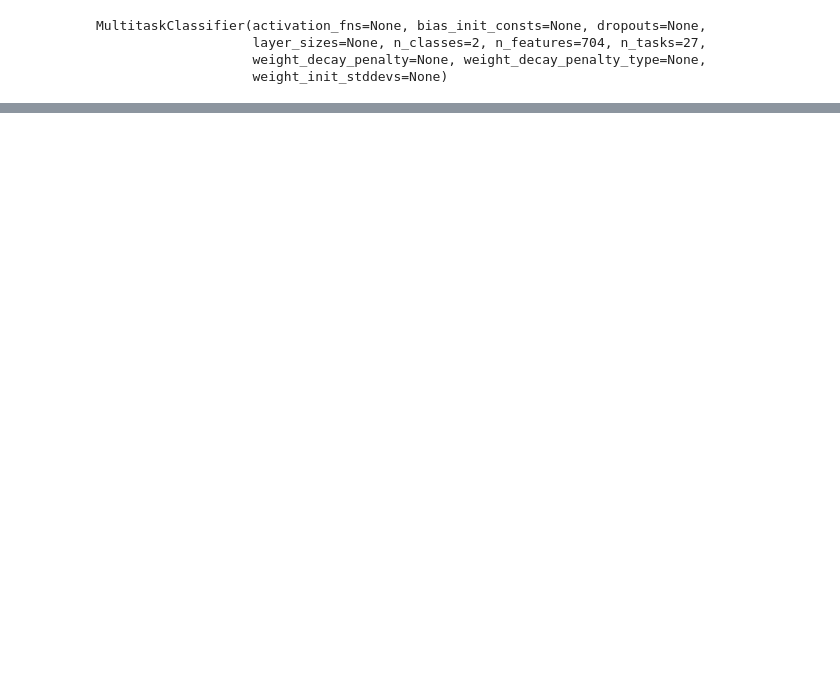
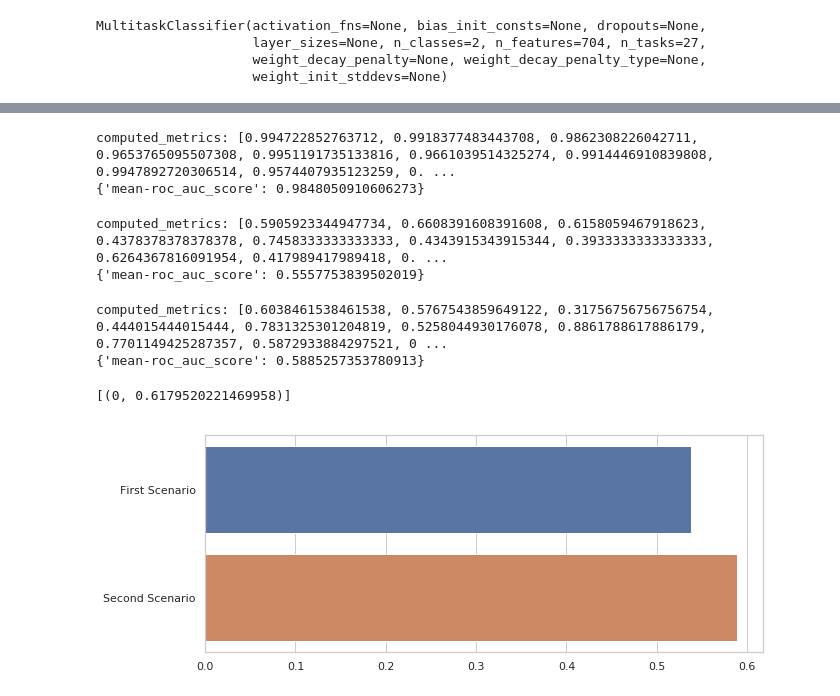
Before and after one commit to mamonteiro-brg/Project-LEI, a Jupyter notebook: offsides/offsides_Multitask.ipynb, the cells around one changed output, grey strips where cells are left out. Saved outputs shown, nothing was run; the diff lists cells and outputs as text; code cells hidden in the pictures; blank space fills up the shorter version.

```diff
--- a/offsides/offsides_Multitask.ipynb
+++ b/offsides/offsides_Multitask.ipynb
@@ -231,0 +265,6 @@ print(test_scores)
+# %%
+
+metric = dc.metrics.Metric(dc.metrics.roc_auc_score, np.mean)
+optimizer = dc.hyper.HyperparamOpt(model_builder)
+best_dnn, best_hyperparams, all_results = optimizer.hyperparam_search(
+    params_dict, train_dataset, valid_dataset, [], metric)
@@ -231,0 +289,33 @@ print(test_scores)
+# %%
+obj=best_dnn.fit(train_dataset,**params_dict)
+# %%
+metric = dc.metrics.Metric(dc.metrics.roc_auc_score, np.mean)
+# %%
+train_scores = best_dnn.evaluate(train_dataset, [metric], transformers)
+print(train_scores)
+# %% [output]
+computed_metrics: [0.994722852763712, 0.9918377483443708, 0.9862308226042711, 0.9653765095507308, 0.9951191735133816, 0.9661039514325274, 0.9914446910839808, 0.9947892720306514, 0.9574407935123259, 0. ...
+{'mean-roc_auc_score': 0.9848050910606273}
+# %%
+valid_scores = best_dnn.evaluate(valid_dataset, [metric], transformers)
+print(valid_scores)
+# %% [output]
+computed_metrics: [0.5905923344947734, 0.6608391608391608, 0.6158059467918623, 0.4378378378378378, 0.7458333333333333, 0.4343915343915344, 0.3933333333333333, 0.6264367816091954, 0.417989417989418, 0. ...
+{'mean-roc_auc_score': 0.5557753839502019}
+# %%
+test_scores_v1 = best_dnn.evaluate(test_dataset, [metric], transformers)
+print(test_scores_v1)
+# %% [output]
+computed_metrics: [0.6038461538461538, 0.5767543859649122, 0.31756756756756754, 0.444015444015444, 0.7831325301204819, 0.5258044930176078, 0.8861788617886179, 0.7701149425287357, 0.5872933884297521, 0 ...
+{'mean-roc_auc_score': 0.5885257353780913}
+# %%
+import seaborn as sns
+
+sns.set(rc={'figure.figsize':(10,4)})
+sns.set(style="whitegrid")
+ax = sns.barplot(x=[test_scores['mean-roc_auc_score'],test_scores_v1['mean-roc_auc_score']],
+                 y=['First Scenario','Second Scenario'])
+ax.set(xlim=(0, None))
+# %% [output]
+[(0, 0.6179520221469958)]
+[figure, added]
```
Also changed, not shown: parts of 18 cells of this notebook, 5 other files.
